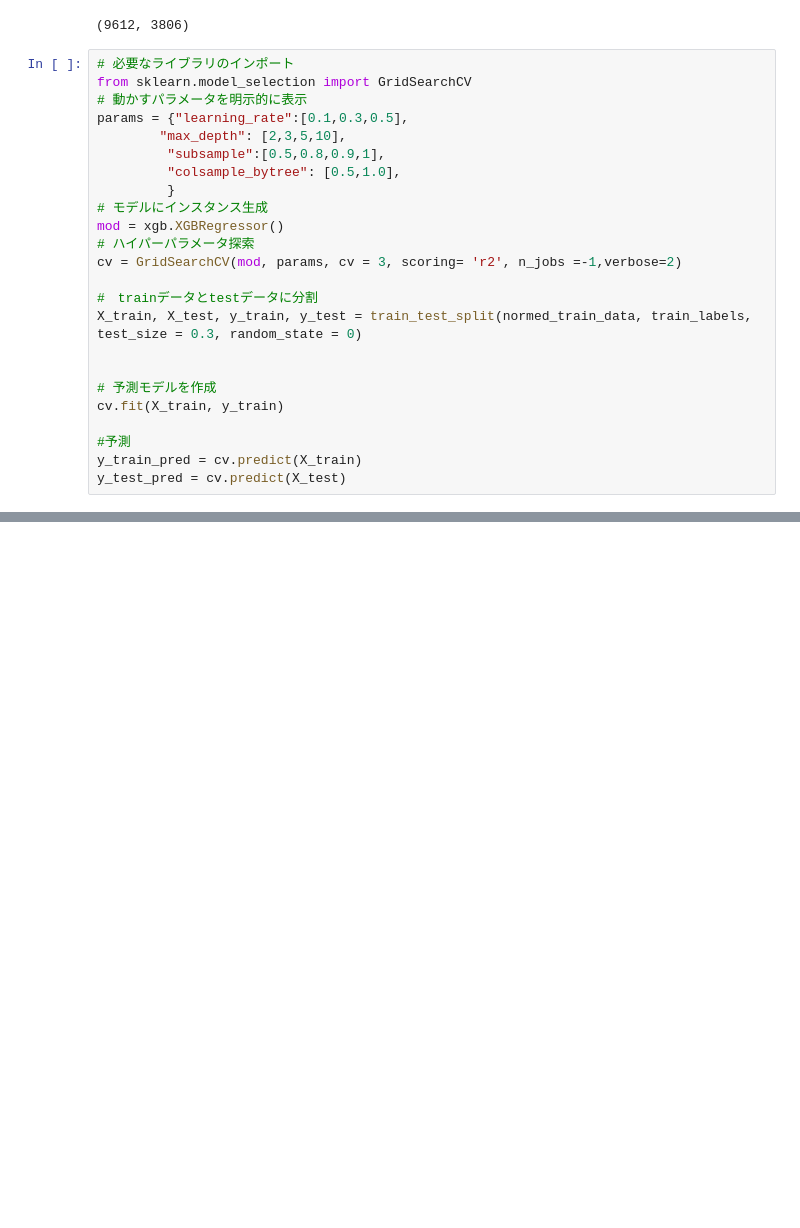
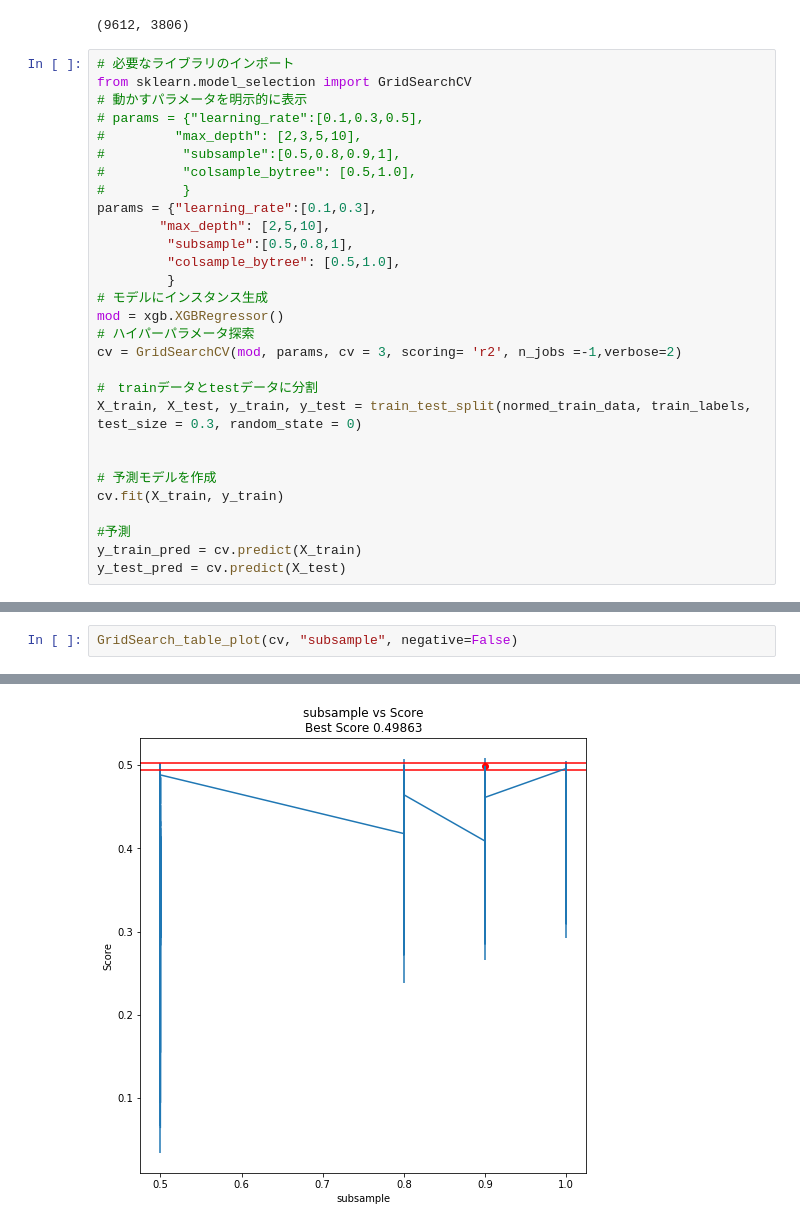
Before and after one commit to phamduyhk/takeda-parameter-predict, a Jupyter notebook: notebook/xgboost.ipynb, the cells around one changed output, grey strips where cells are left out. Drawn from its saved outputs; the diff is of its cells as text; blank space fills up the shorter version.

```diff
--- a/notebook/xgboost.ipynb
+++ b/notebook/xgboost.ipynb
@@ -81,9 +76,14 @@ print(normed_train_data.shape)
 # 必要なライブラリのインポート
 from sklearn.model_selection import GridSearchCV
 # 動かすパラメータを明示的に表示
-params = {"learning_rate":[0.1,0.3,0.5],
-        "max_depth": [2,3,5,10],
-         "subsample":[0.5,0.8,0.9,1],
+# params = {"learning_rate":[0.1,0.3,0.5],
+#         "max_depth": [2,3,5,10],
+#          "subsample":[0.5,0.8,0.9,1],
+#          "colsample_bytree": [0.5,1.0],
+#          }
+params = {"learning_rate":[0.1,0.3],
+        "max_depth": [2,5,10],
+         "subsample":[0.5,0.8,1],
          "colsample_bytree": [0.5,1.0],
          }
 # モデルにインスタンス生成
@@ -108,0 +217,3 @@ KeyboardInterrupt:
+# %%
+GridSearch_table_plot(cv, "subsample", negative=False)
+# %% [output]
@@ -108,0 +253 @@ KeyboardInterrupt:
+[figure, added]
```
Also changed, not shown: parts of 9 cells of this notebook, 9 other files.
